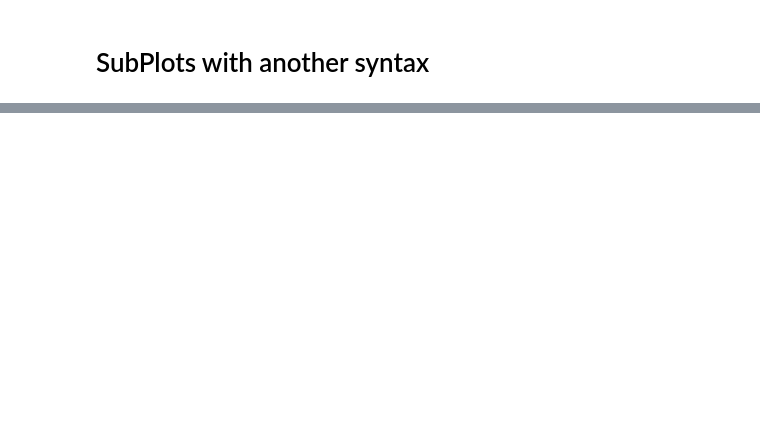
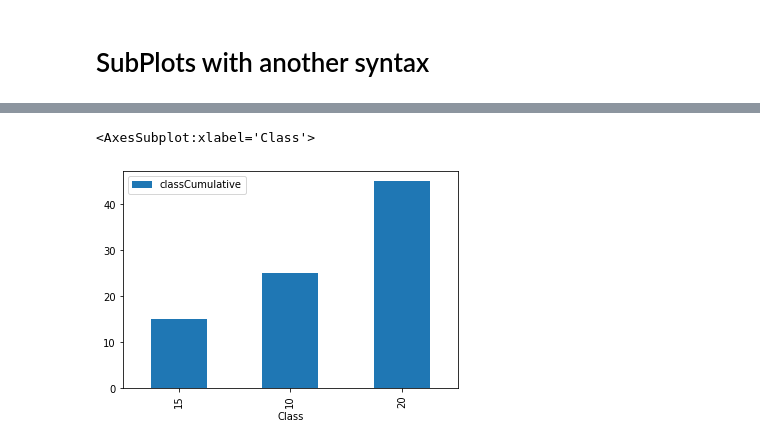
Before and after one commit to bishal5917/Matplotlib, a Jupyter notebook: Matplot.ipynb, the cells around one changed output, grey strips where cells are left out. Saved outputs shown, nothing was run; the diff lists cells and outputs as text; code cells hidden in the pictures; blank space fills up the shorter version.

```diff
--- a/Matplot.ipynb
+++ b/Matplot.ipynb
@@ -137,0 +189,5 @@ ax[1,1].hist(x)
+# %%
+csvRead.plot(x="Class",y="classCumulative",kind="bar")
+# %% [output]
+<AxesSubplot:xlabel='Class'>
+[figure, added]
```
Also changed, not shown: parts of 14 cells of this notebook, 1 other file.
